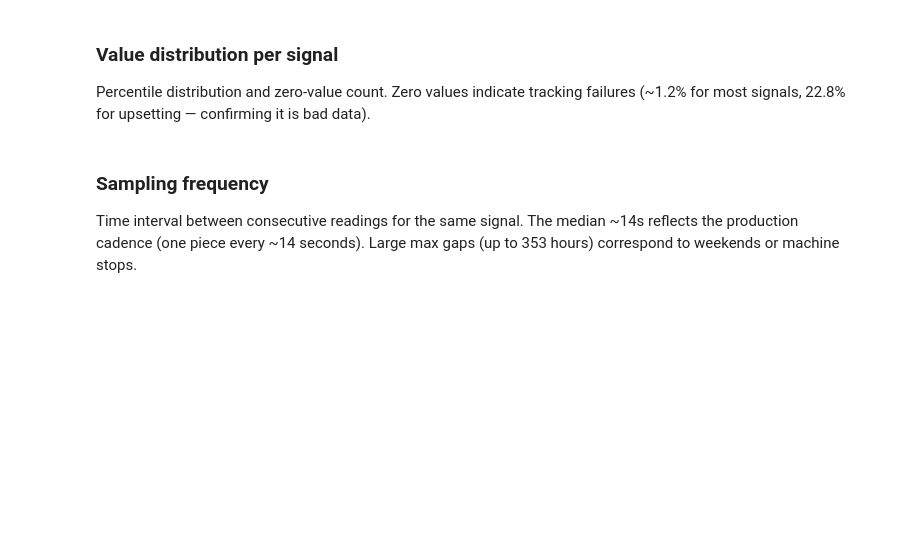
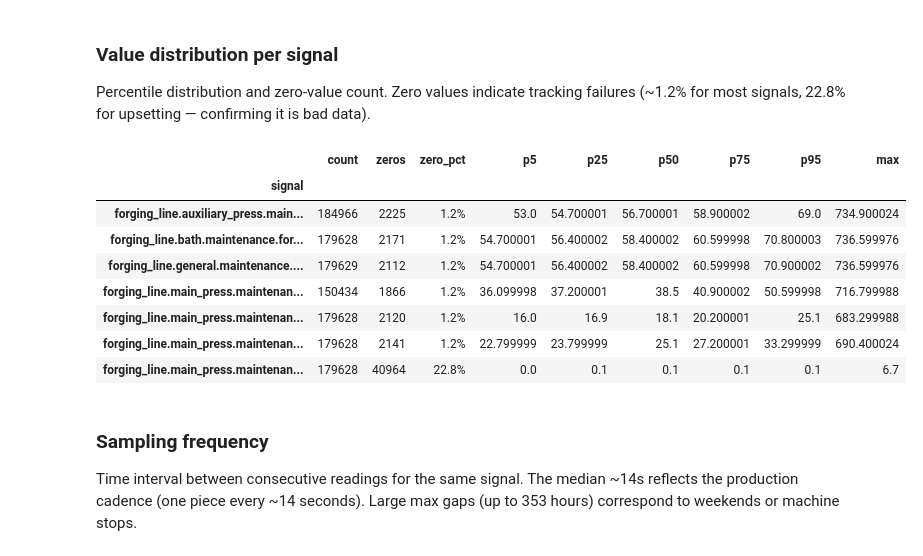
Before and after one commit to leomatthey/vaultech-analysis, a Jupyter notebook: notebooks/00_explore_data.ipynb, the cells around one changed output. Saved outputs shown, nothing was run; the diff lists cells and outputs as text; code cells hidden in the pictures; blank space fills up the shorter version.

```diff
--- a/notebooks/00_explore_data.ipynb
+++ b/notebooks/00_explore_data.ipynb
@@ -36,0 +51,7 @@ All lifetime values are **cumulative piece travel times in seconds** from furnac
+# %%
+# Load raw_lifetime into memory for exploration
+raw_lt = pd.read_sql("SELECT * FROM bronze.raw_lifetime", engine)
+print(f"Shape: {raw_lt.shape}")
+print(f"Date range: {raw_lt['timestamp'].min()} → {raw_lt['timestamp'].max()}")
+print(f"\nColumn types:")
+raw_lt.dtypes
@@ -57,3 +122,29 @@ Percentile distribution and zero-value count. Zero values indicate tracking fail
+# %%
+# Percentile distribution + zero-value count per signal
+def signal_distribution(group):
+    return pd.Series({
+        "count": len(group),
+        "zeros": (group == 0).sum(),
+        "zero_pct": f"{(group == 0).mean() * 100:.1f}%",
+        "p5": group.quantile(0.05),
+        "p25": group.quantile(0.25),
+        "p50": group.quantile(0.50),
+        "p75": group.quantile(0.75),
+        "p95": group.quantile(0.95),
+        "max": group.max(),
+    })
+
+raw_lt.groupby("signal")["value"].apply(signal_distribution).unstack()
+# %% [output]
+|  | count | zeros | zero_pct | p5 | p25 | p50 | p75 | p95 | max |
+| signal |  |  |  |  |  |  |  |  |  |
+| forging_line.auxiliary_press.main... | 184966 | 2225 | 1.2% | 53.0 | 54.700001 | 56.700001 | 58.900002 | 69.0 | 734.900024 |
+| forging_line.bath.maintenance.for... | 179628 | 2171 | 1.2% | 54.700001 | 56.400002 | 58.400002 | 60.599998 | 70.800003 | 736.599976 |
+| forging_line.general.maintenance.... | 179629 | 2112 | 1.2% | 54.700001 | 56.400002 | 58.400002 | 60.599998 | 70.900002 | 736.599976 |
+| forging_line.main_press.maintenan... | 150434 | 1866 | 1.2% | 36.099998 | 37.200001 | 38.5 | 40.900002 | 50.599998 | 716.799988 |
+| forging_line.main_press.maintenan... | 179628 | 2120 | 1.2% | 16.0 | 16.9 | 18.1 | 20.200001 | 25.1 | 683.299988 |
+| forging_line.main_press.maintenan... | 179628 | 2141 | 1.2% | 22.799999 | 23.799999 | 25.1 | 27.200001 | 33.299999 | 690.400024 |
+| forging_line.main_press.maintenan... | 179628 | 40964 | 22.8% | 0.0 | 0.1 | 0.1 | 0.1 | 0.1 | 6.7 |
 # %% [markdown]
 ### Sampling frequency
 
```
Also changed, not shown: parts of 41 cells of this notebook.
